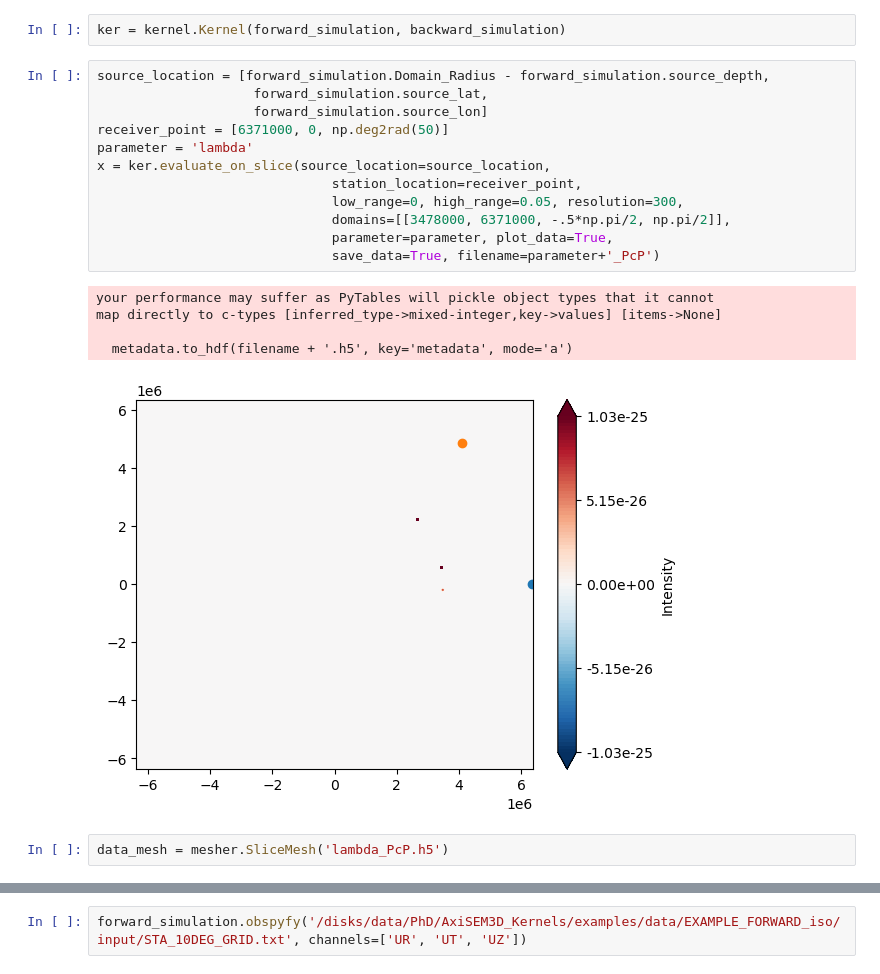
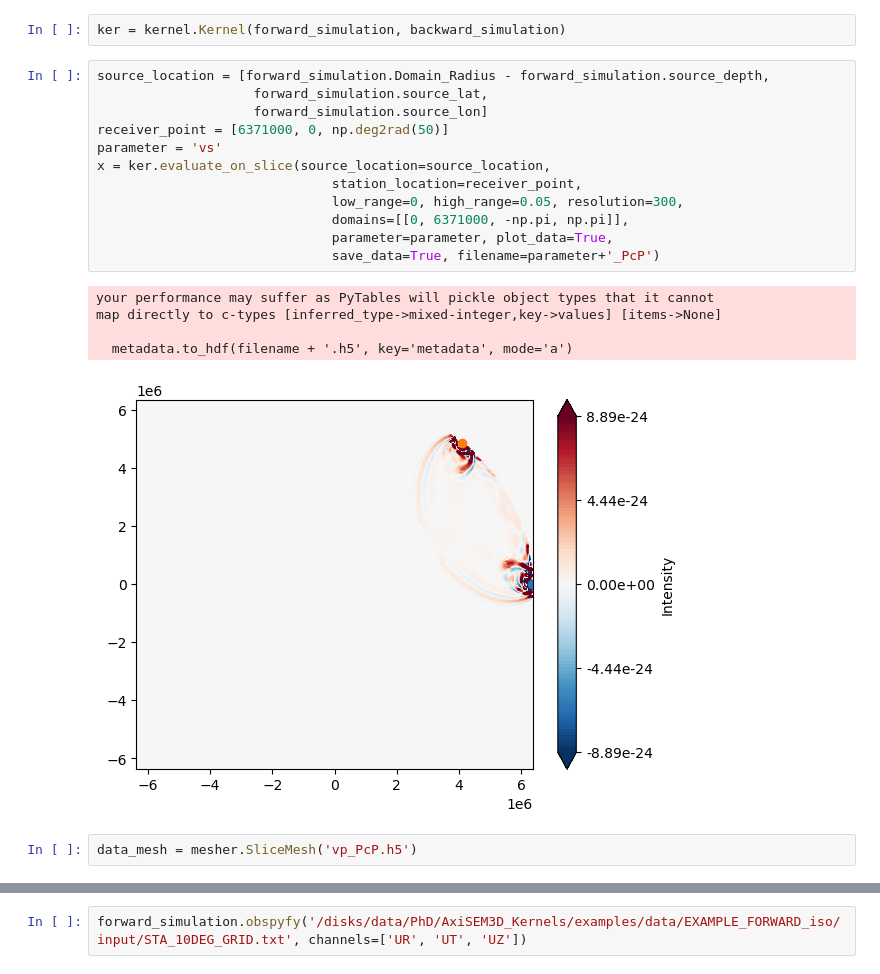
Before and after one commit to Adrian-Mag/AxiSEM3D_Kernels, a Jupyter notebook: examples/example_1D_kernel_v2.ipynb, the cells around one changed output, grey strips where cells are left out. Cells and saved outputs as stored; diff of their text form.

```diff
--- a/examples/example_1D_kernel_v2.ipynb
+++ b/examples/example_1D_kernel_v2.ipynb
@@ -84,21 +64,21 @@ ker = kernel.Kernel(forward_simulation, backward_simulation)
 # %%
 source_location = [forward_simulation.Domain_Radius - forward_simulation.source_depth,
                     forward_simulation.source_lat,
                     forward_simulation.source_lon]
 receiver_point = [6371000, 0, np.deg2rad(50)]
-parameter = 'lambda'
+parameter = 'vs'
 x = ker.evaluate_on_slice(source_location=source_location,
                               station_location=receiver_point,
                               low_range=0, high_range=0.05, resolution=300,
-                              domains=[[3478000, 6371000, -.5*np.pi/2, np.pi/2]],
+                              domains=[[0, 6371000, -np.pi, np.pi]],
                               parameter=parameter, plot_data=True,
                               save_data=True, filename=parameter+'_PcP')
 # %% [output]
 your performance may suffer as PyTables will pickle object types that it cannot
 map directly to c-types [inferred_type->mixed-integer,key->values] [items->None]
 
   metadata.to_hdf(filename + '.h5', key='metadata', mode='a')
-[figure, old version]
+[figure, new version]
 # %%
-data_mesh = mesher.SliceMesh('lambda_PcP.h5')
+data_mesh = mesher.SliceMesh('vp_PcP.h5')
 # %%
```
Also changed, not shown: parts of 2 cells of this notebook, 15 other files.
